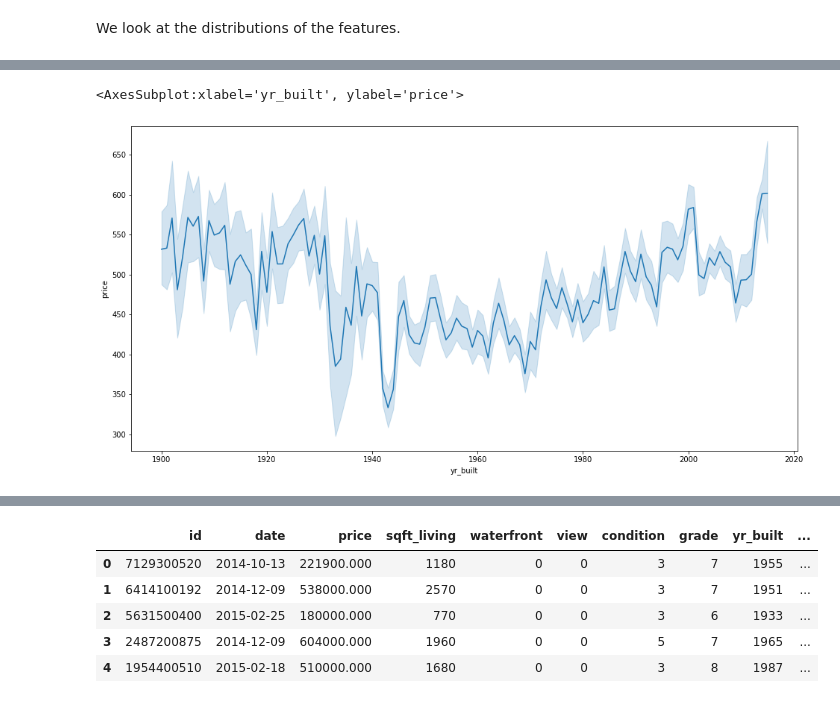
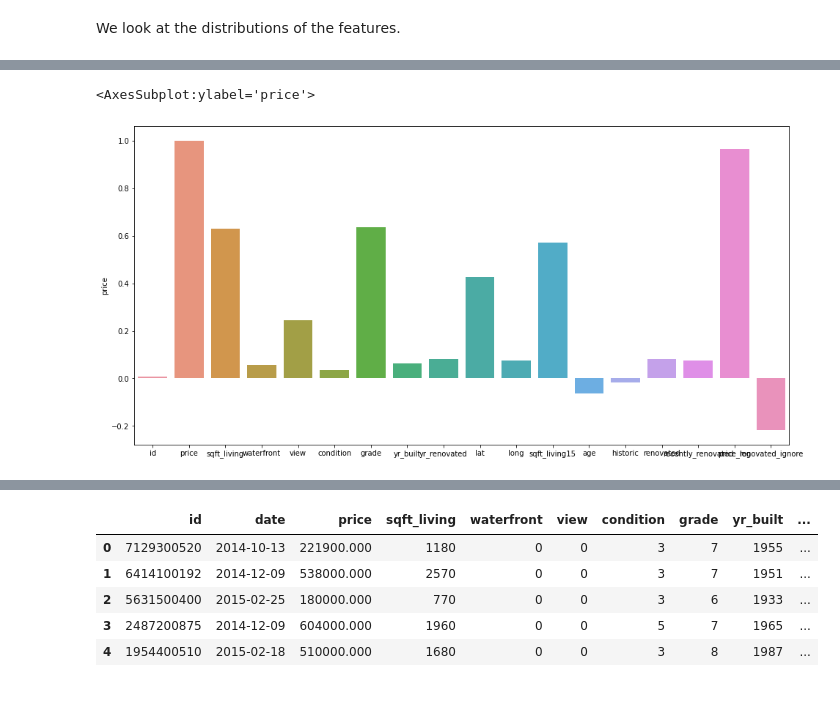
Before and after one commit to felix-roc/ds-projects-EDA, a Jupyter notebook: EDA.ipynb, the cells around one changed output, grey strips where cells are left out. Drawn from its saved outputs; the diff is of its cells as text; code cells hidden in the pictures.

```diff
--- a/EDA.ipynb
+++ b/EDA.ipynb
@@ -243,0 +246,5 @@ We use a subset of historical houses and additionally renovated houses
+# %%
+df.waterfront.fillna(df.waterfront.mode()[0], inplace=True)
+df.view.fillna(df.view.mode()[0], inplace=True)
+df.yr_renovated.fillna(df.yr_renovated.mode()[0], inplace=True)
+df.info()
@@ -244,3 +275,3 @@ We use a subset of historical houses and additionally renovated houses
 # %%
-df_hist_ad = df[(df.yr_built <= 1940) & (df.price <= df.price.quantile(q=0.95))]
-df_ad = df[(df.price <= df.price.quantile(q=0.95))]
+df_ad = df[df.price <= df.price.quantile(q=0.95)]
+df_ad.head()
@@ -263,0 +291,8 @@ df_hist
+# %%
+df_ad['age'] = 2016 - df_ad.yr_built
+df_ad['historic'] = df_ad.age > 60
+df_ad['renovated'] = df_ad.yr_renovated > 0
+df_ad['recently_renovated'] = df_ad.yr_renovated > 2000
+df_ad['renovated_ignore'] = (2016 - df_ad.yr_renovated).replace(2016, np.nan)
+#df_ad['age_combined'] = min([df_ad.age, df_ad.renovated_ignore])
+df_ad.head()
@@ -263,0 +303,7 @@ df_hist
+# %%
+df['price_log'] = np.log(df.price)
+df_ad['price_log'] = np.log(df_ad.price)
+sns.distplot(np.log(df_ad.price))
+sns.distplot(np.log(df.price))
+plt.xlabel('Logarithmic Price (a.u.)')
+plt.legend(['Outliers removed', 'Full dataset']);
@@ -264,5 +337,5 @@ df_hist
 # %%
-sns.lineplot(df_ad.yr_built,df_ad.price/1e3)
+sns.barplot(df_ad.corr().columns, df_ad.corr()['price'])
 # %% [output]
-<AxesSubplot:xlabel='yr_built', ylabel='price'>
+<AxesSubplot:ylabel='price'>
-[figure, old version]
+[figure, new version]
```
Also changed, not shown: parts of 40 cells of this notebook.
